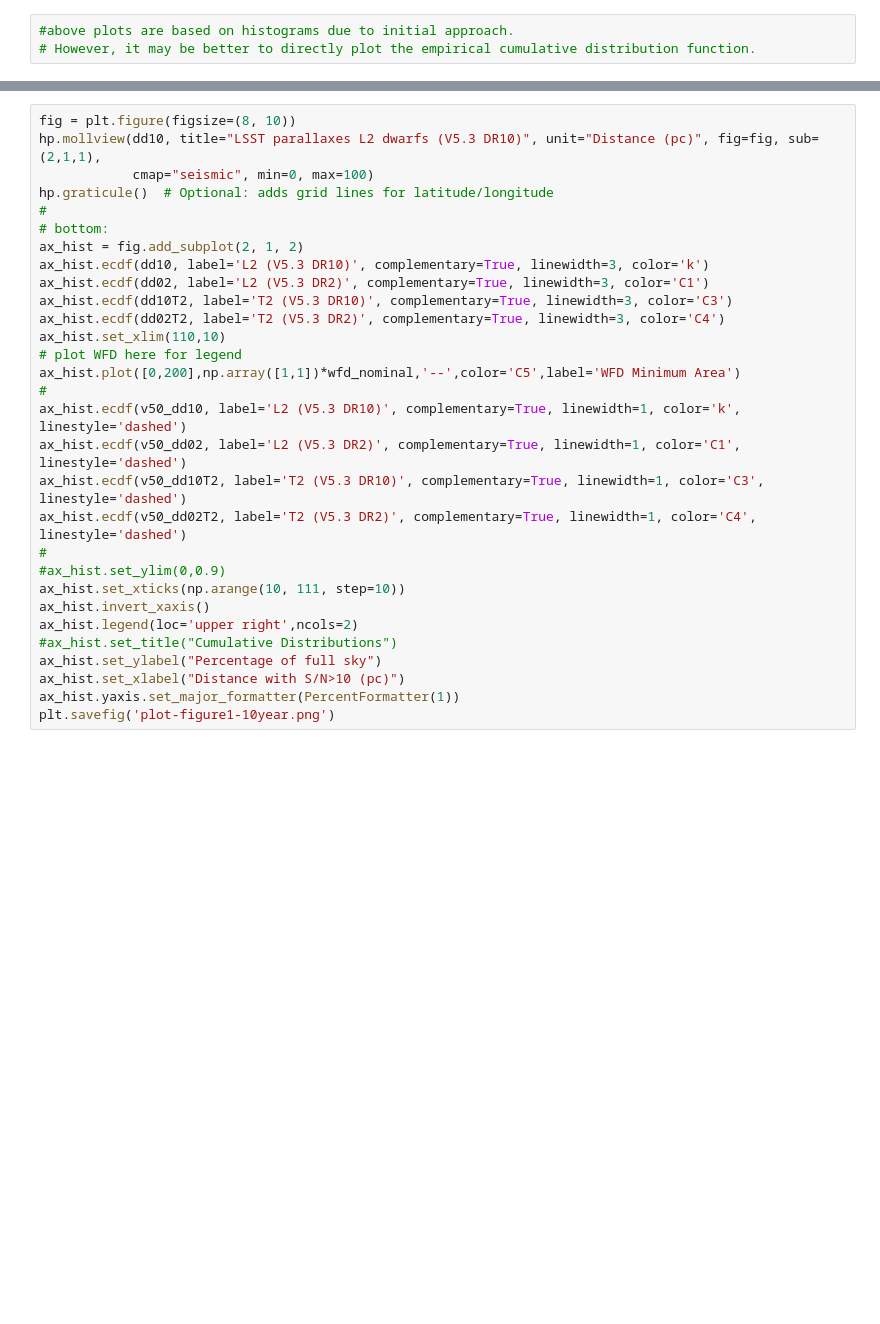
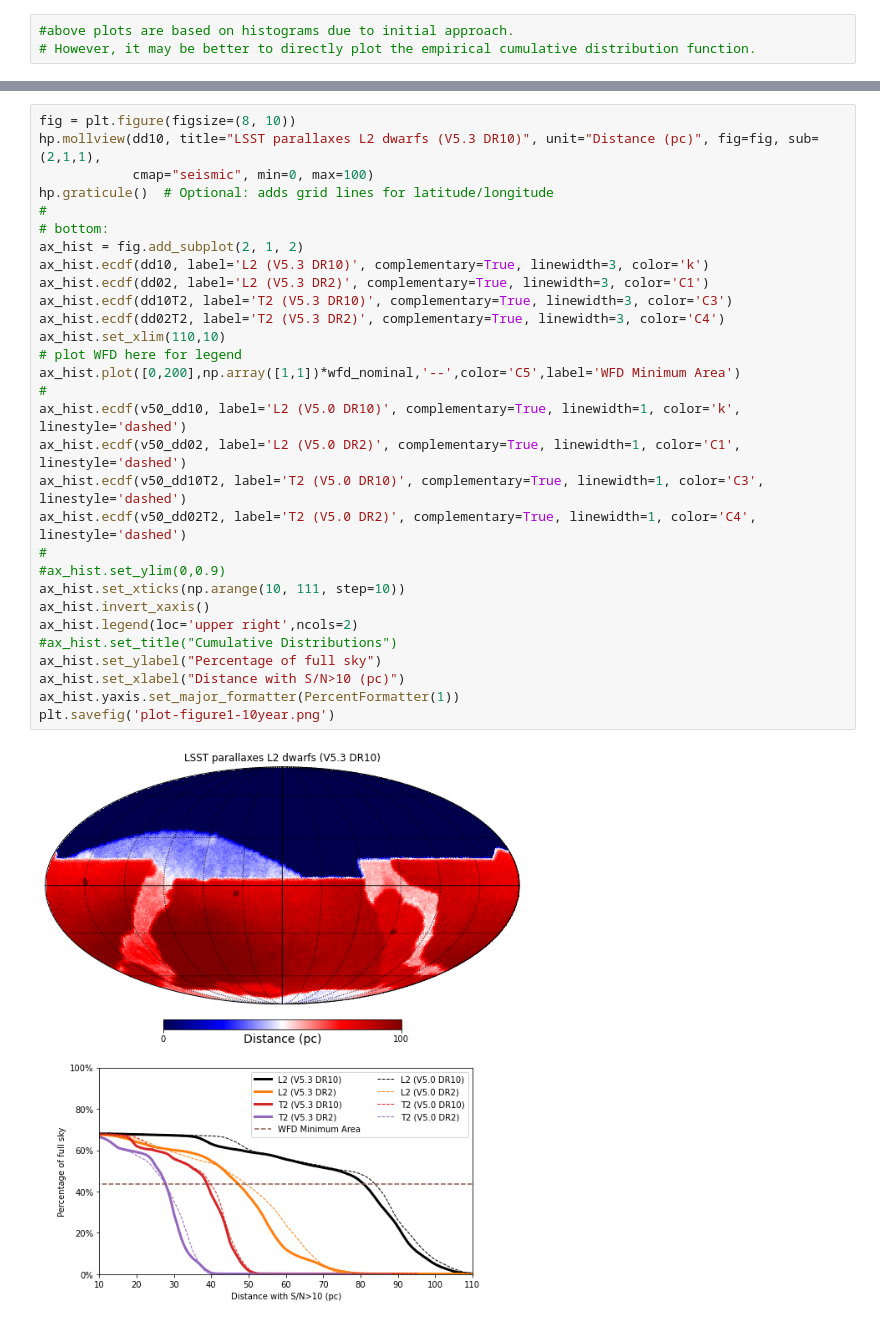
Before and after one commit to jgizis/LSST-BD-Cadence-2025, a Jupyter notebook: plot_for_note.ipynb, the cells around one changed output, grey strips where cells are left out. Drawn from its saved outputs; the diff is of its cells as text; blank space fills up the shorter version.

Commit message:
fix label for V5.0

```diff
--- a/plot_for_note.ipynb
+++ b/plot_for_note.ipynb
@@ -344,30 +344,32 @@ plt.savefig('plot-figure1.png')
 # %%
 fig = plt.figure(figsize=(8, 10))
 hp.mollview(dd10, title="LSST parallaxes L2 dwarfs (V5.3 DR10)", unit="Distance (pc)", fig=fig, sub=(2,1,1),
             cmap="seismic", min=0, max=100)
 hp.graticule()  # Optional: adds grid lines for latitude/longitude
 #
 # bottom:
 ax_hist = fig.add_subplot(2, 1, 2)
 ax_hist.ecdf(dd10, label='L2 (V5.3 DR10)', complementary=True, linewidth=3, color='k')
 ax_hist.ecdf(dd02, label='L2 (V5.3 DR2)', complementary=True, linewidth=3, color='C1')
 ax_hist.ecdf(dd10T2, label='T2 (V5.3 DR10)', complementary=True, linewidth=3, color='C3')
 ax_hist.ecdf(dd02T2, label='T2 (V5.3 DR2)', complementary=True, linewidth=3, color='C4')
 ax_hist.set_xlim(110,10)
 # plot WFD here for legend
 ax_hist.plot([0,200],np.array([1,1])*wfd_nominal,'--',color='C5',label='WFD Minimum Area')
 #
-ax_hist.ecdf(v50_dd10, label='L2 (V5.3 DR10)', complementary=True, linewidth=1, color='k', linestyle='dashed')
-ax_hist.ecdf(v50_dd02, label='L2 (V5.3 DR2)', complementary=True, linewidth=1, color='C1', linestyle='dashed')
-ax_hist.ecdf(v50_dd10T2, label='T2 (V5.3 DR10)', complementary=True, linewidth=1, color='C3', linestyle='dashed')
-ax_hist.ecdf(v50_dd02T2, label='T2 (V5.3 DR2)', complementary=True, linewidth=1, color='C4', linestyle='dashed')
+ax_hist.ecdf(v50_dd10, label='L2 (V5.0 DR10)', complementary=True, linewidth=1, color='k', linestyle='dashed')
+ax_hist.ecdf(v50_dd02, label='L2 (V5.0 DR2)', complementary=True, linewidth=1, color='C1', linestyle='dashed')
+ax_hist.ecdf(v50_dd10T2, label='T2 (V5.0 DR10)', complementary=True, linewidth=1, color='C3', linestyle='dashed')
+ax_hist.ecdf(v50_dd02T2, label='T2 (V5.0 DR2)', complementary=True, linewidth=1, color='C4', linestyle='dashed')
 #
 #ax_hist.set_ylim(0,0.9)
 ax_hist.set_xticks(np.arange(10, 111, step=10))
 ax_hist.invert_xaxis()
 ax_hist.legend(loc='upper right',ncols=2)
 #ax_hist.set_title("Cumulative Distributions")
 ax_hist.set_ylabel("Percentage of full sky")
 ax_hist.set_xlabel("Distance with S/N>10 (pc)")
 ax_hist.yaxis.set_major_formatter(PercentFormatter(1))
 plt.savefig('plot-figure1-10year.png')
+# %% [output]
+[figure, added]
```
Also changed, not shown: parts of 1 cell of this notebook, 1 other file.
